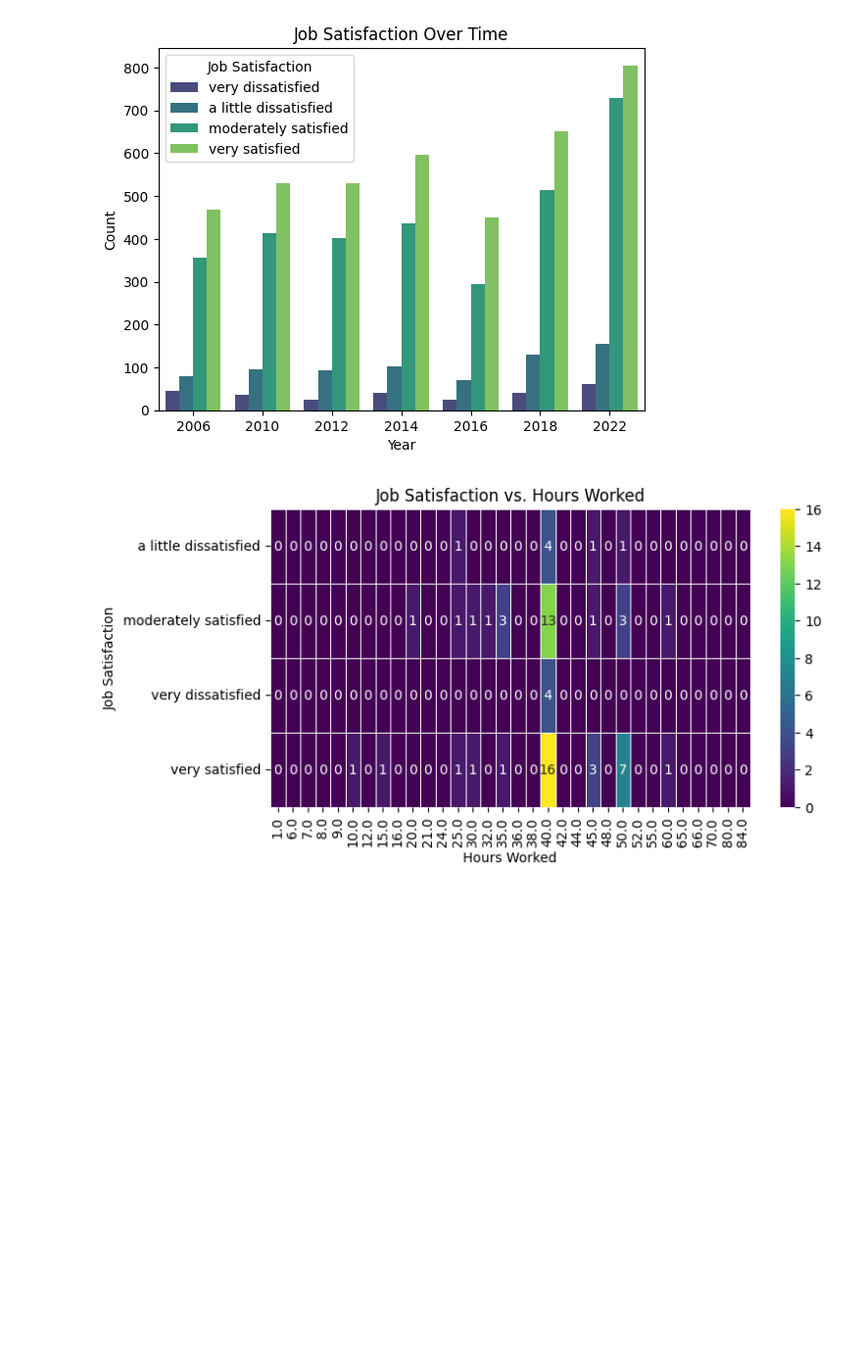
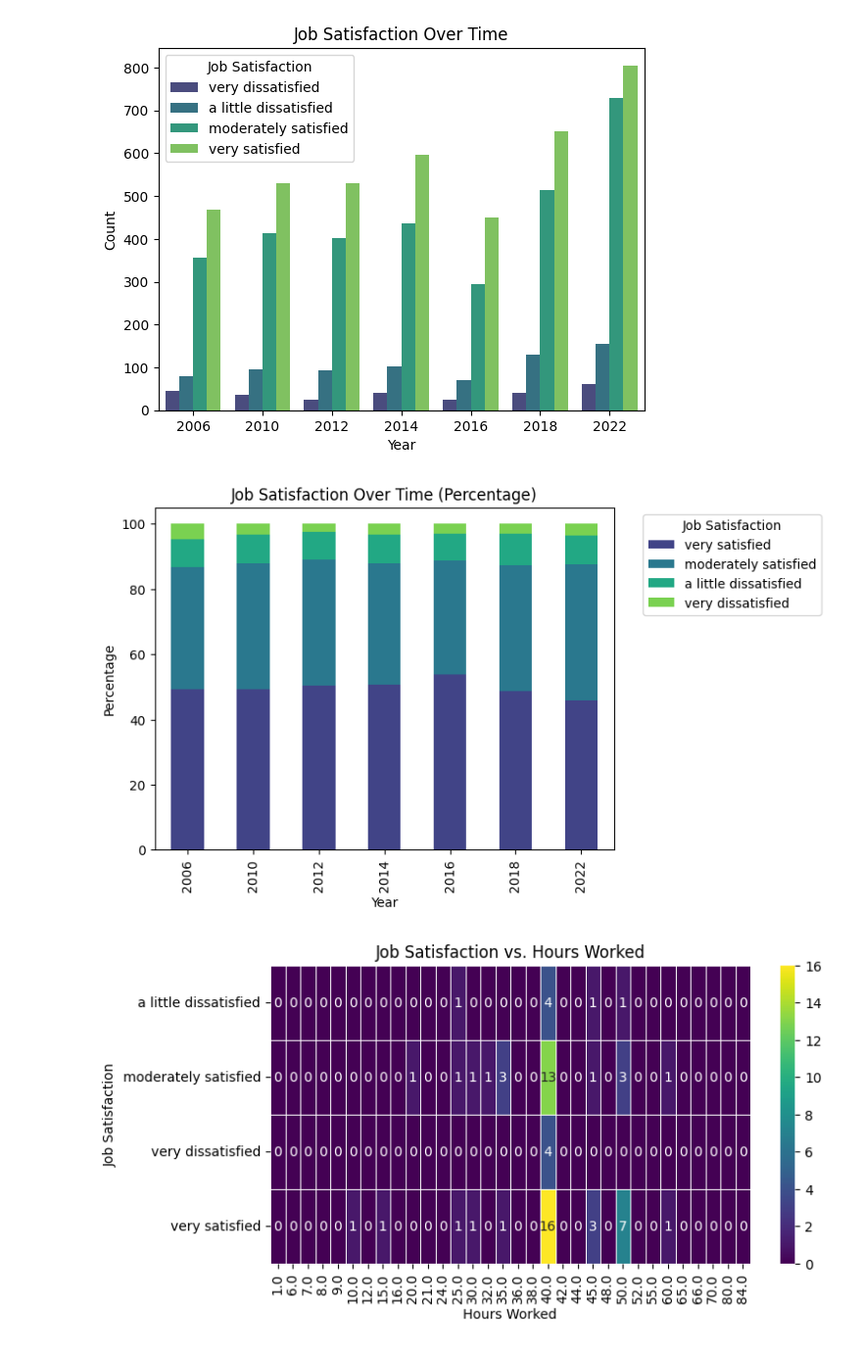
Before and after one commit to kirsten-fung/project_gss, a Jupyter notebook: graph_plot.ipynb, the cells around one changed output. Shown: that part at 98% size. Cells and saved outputs as stored; diff of their text form; code cells hidden in the pictures; blank space fills up the shorter version.

```diff
--- a/graph_plot.ipynb
+++ b/graph_plot.ipynb
@@ -25,6 +25,26 @@ plt.legend(title='Job Satisfaction')
 plt.show()
 # %% [output]
 [figure]
+# %%
+# Job satisfaction over time but as percentage of the year
+sat_order = ['very satisfied', 'moderately satisfied', 'a little dissatisfied', 'very dissatisfied']
+
+pivot_table = df.pivot_table(index='year', columns='job_satisfaction', aggfunc='size', fill_value=0)
+
+pivot_table_percentage = pivot_table.div(pivot_table.sum(axis=1), axis=0) * 100
+
+pivot_table_percentage = pivot_table_percentage[sat_order]
+
+plot_palette = sns.color_palette("viridis", len(sat_order))
+stacked_bar_plot = pivot_table_percentage.plot(kind='bar', stacked=True, color=plot_palette)
+
+stacked_bar_plot.set_title('Job Satisfaction Over Time (Percentage)')
+stacked_bar_plot.set_xlabel('Year')
+stacked_bar_plot.set_ylabel('Percentage')
+plt.legend(title='Job Satisfaction',bbox_to_anchor=(1.05, 1), loc='upper left')
+plt.show()
+# %% [output]
+[figure, added]
 # %%
 # Heatmap of overall Job Satisfaction vs. Hours Worked in percents
 heatmap_data = df.pivot_table(index='job_satisfaction', columns='hours_worked', aggfunc='size', fill_value=0)
```
